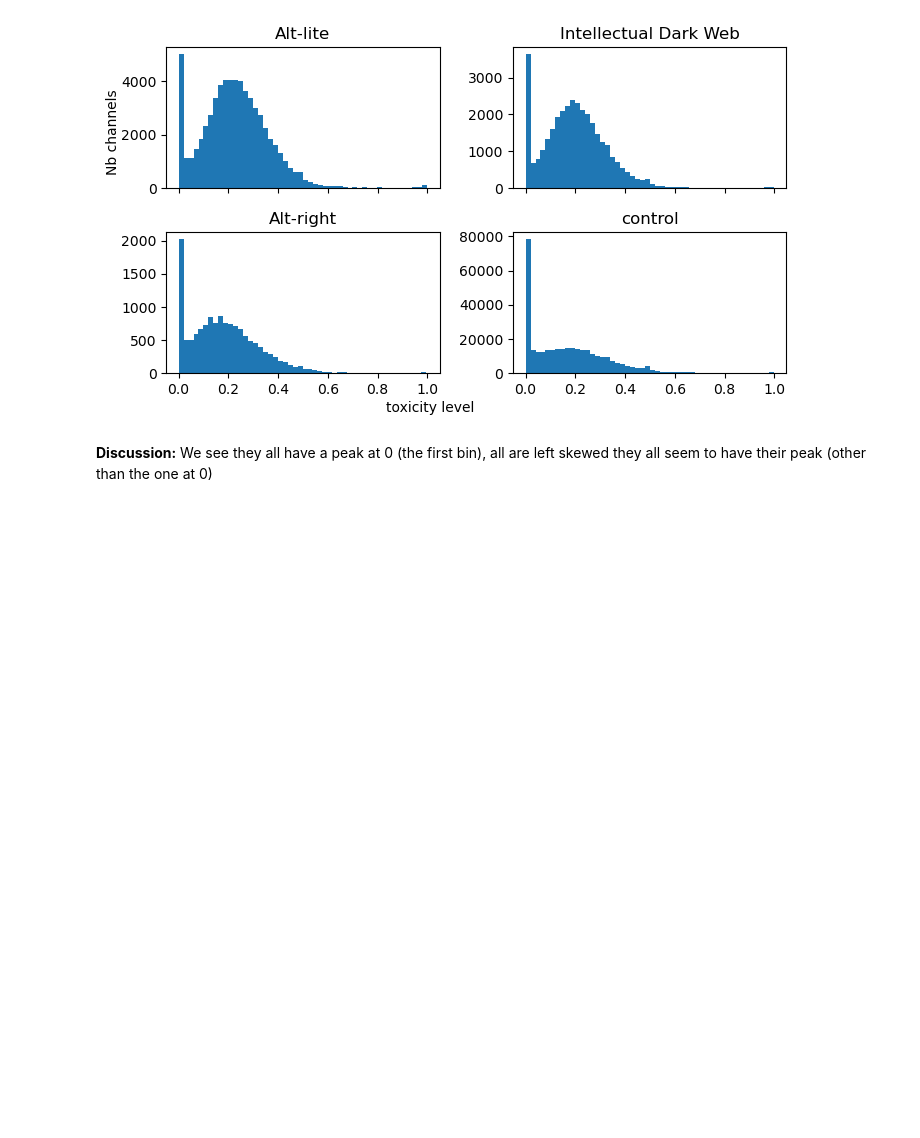
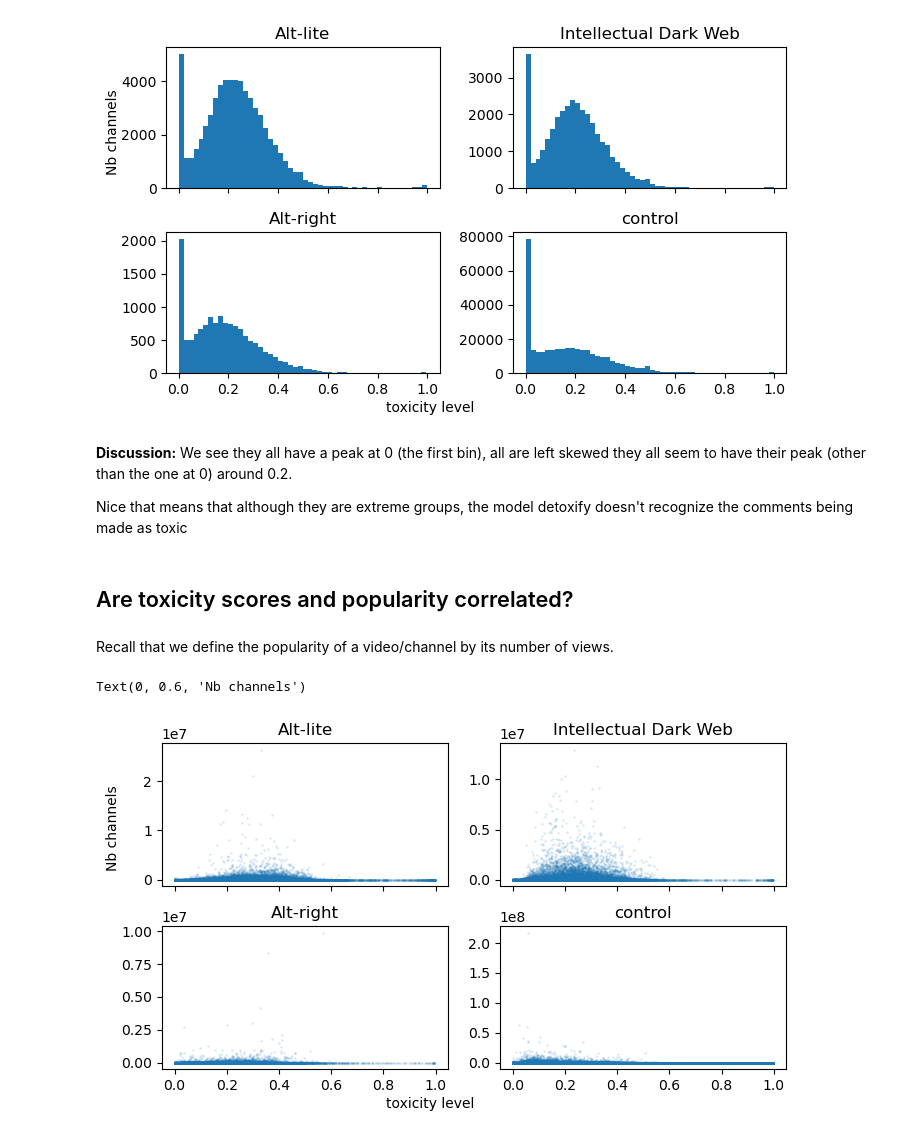
Before and after one commit to epfl-ada/ada-2022-project-strauss, a Jupyter notebook: toxic_communities.ipynb, the cells around one changed output. Drawn from its saved outputs; the diff is of its cells as text; code cells hidden in the pictures; blank space fills up the shorter version.

Commit message:
computed correlation btw popular videos and toxicity

```diff
--- a/toxic_communities.ipynb
+++ b/toxic_communities.ipynb
@@ -184,4 +161,10 @@ fig.text(0,0.6, "Nb channels", rotation = 90)
 Text(0, 0.6, 'Nb channels')
 [figure]
 # %% [markdown]
-**Discussion:** We see they all have a peak at 0 (the first bin), all are left skewed they all seem to have their peak (other than the one at 0)
+**Discussion:** We see they all have a peak at 0 (the first bin), all are left skewed they all seem to have their peak (other than the one at 0) around 0.2.
+
+Nice that means that although they are extreme groups, the model detoxify doesn't recognize the comments being made as toxic
+# %% [markdown]
+## Are toxicity scores and popularity correlated?
+# %% [markdown]
+Recall that we define the popularity of a video/channel by its number of views.
@@ -187,0 +173,20 @@ Text(0, 0.6, 'Nb channels')
+# %%
+#tried to do a nicer one, failed so far
+#define an histogram for the distribution
+fig, ax = plt.subplots(2,2,figsize= (7,4), sharey = False, sharex = True) #chose sharey=False as we are interested
+#the distribution, not the exact values
+list_category=['Alt-lite', 'Alt-right', 'Intellectual Dark Web', 'control']
+
+for i in range(4):
+    sbplt = ax[i%2, math.floor(i/2)]
+    df=df_extreme.loc[df_extreme['Category']==list_category[i]]
+    sbplt.scatter(df['toxicity'], df['view_count'], s = 1, alpha=0.1)
+    sbplt.set_title(list_category[i])
+
+fig.tight_layout()
+
+fig.text(0.4,0, "toxicity level")
+fig.text(0,0.6, "Nb channels", rotation = 90)
+# %% [output]
+Text(0, 0.6, 'Nb channels')
+[figure, added]
```
Also changed, not shown: parts of 7 cells of this notebook.
